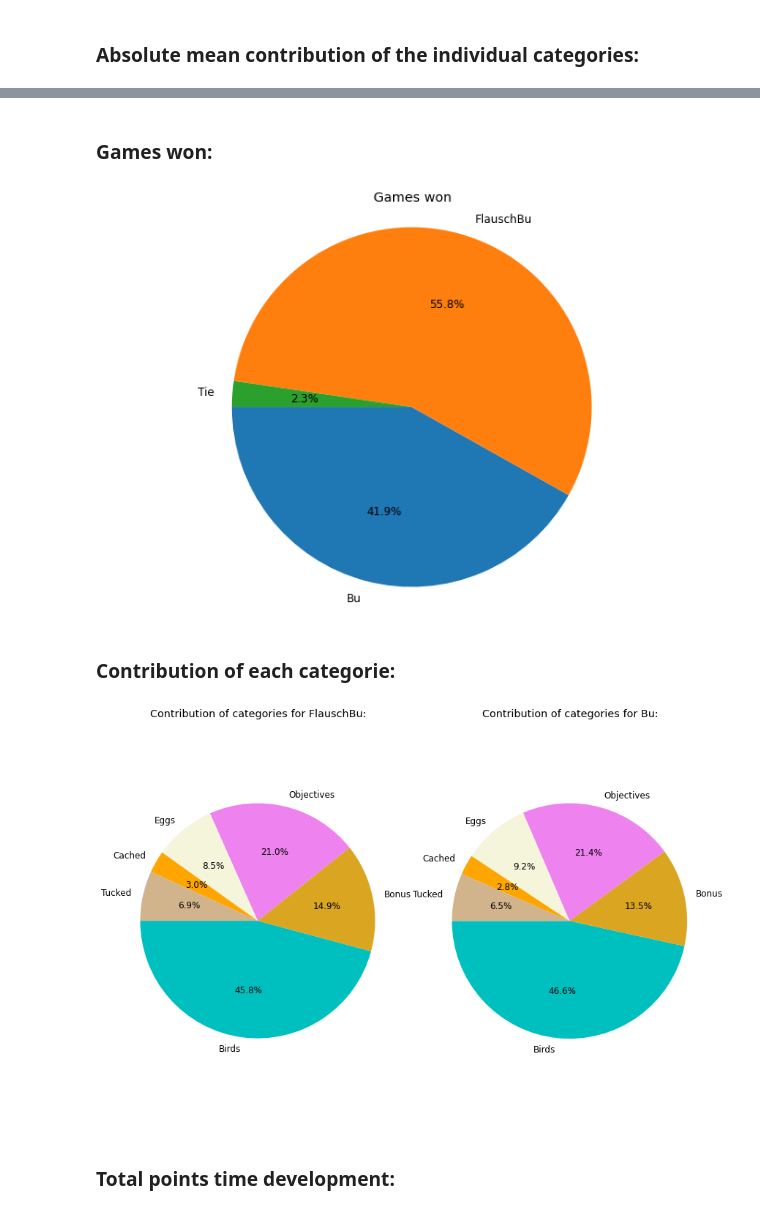
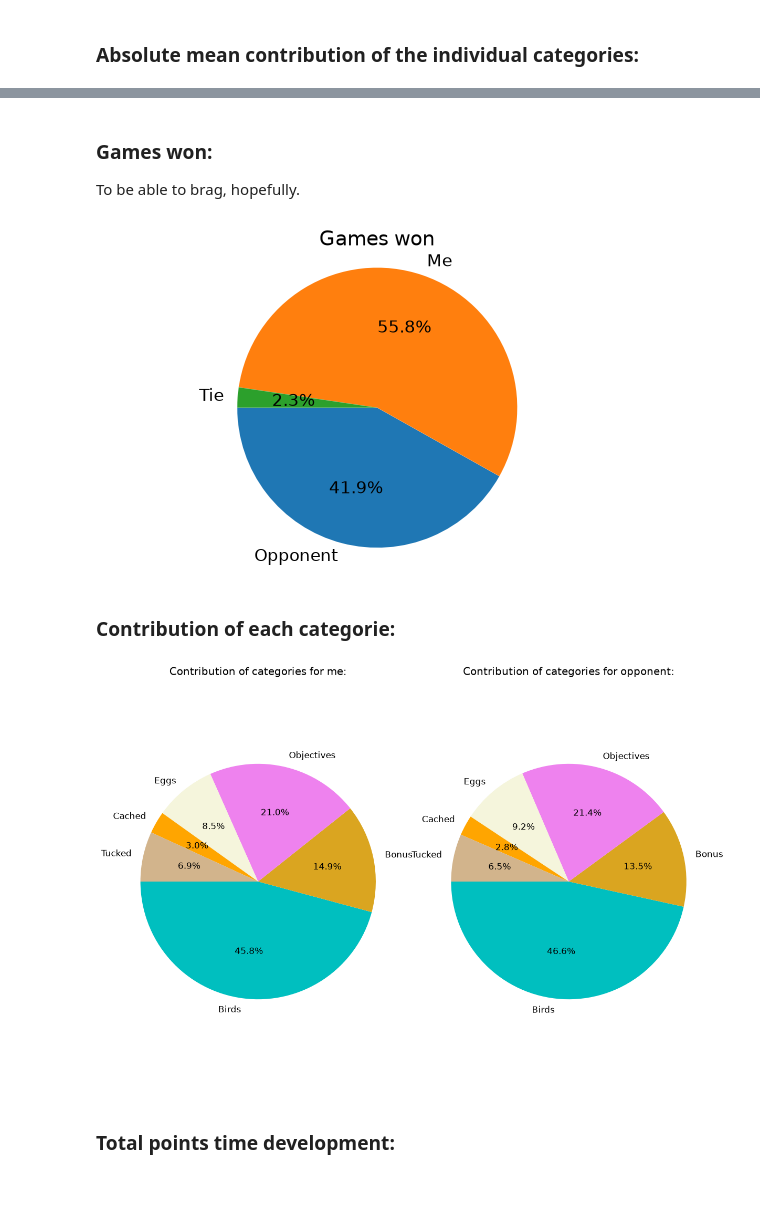
Before and after one commit to NadjaLessing/interactive-wingspan-analysis, a Jupyter notebook: WingspanAnalysis.ipynb, the cells around one changed output, grey strips where cells are left out. Saved outputs shown, nothing was run; the diff lists cells and outputs as text; code cells hidden in the pictures.

```diff
--- a/WingspanAnalysis.ipynb
+++ b/WingspanAnalysis.ipynb
@@ -234,27 +183,26 @@ plt.show()
 # %% [markdown]
 ### Games won:
+To be able to brag, hopefully.
 # %%
-#Count how many times each of the Bu's won a game and how often there was a tie:
-#(Solution with loop and numba is not faster since loop only used once...)
-point_difference = (Flausch_data["Total"] - Data["Total"])
-Flausch_bu_victories = np.array((np.where(point_difference > 0))).size
-Gleich_bu = np.array((np.where(point_difference == 0))).size
-Bu_victories = Games_played - (Flausch_bu_victories + Gleich_bu)
+point_difference = (my_points["Total"] - opp_points["Total"])
+my_victories = np.array((np.where(point_difference > 0))).size
+tie = np.array((np.where(point_difference == 0))).size
+opponent_victories = games_played - (my_victories + tie)
 
 #Define the properties of the pie Chart:
-labels = 'Bu', 'FlauschBu', 'Tie'
-sizes = [Bu_victories, Flausch_bu_victories, Gleich_bu]
+labels = 'Opponent', 'Me', 'Tie'
+sizes = [opponent_victories, my_victories, tie]
 
-fig = plt.figure(figsize = [12,8])
+fig = plt.figure(figsize = [7,4])
 ax3 = fig.add_subplot(1,1,1)
 
 ax3.set_title("Games won",fontsize='x-large')
 ax3.pie(sizes, explode=None, labels=labels, autopct='%1.1f%%',shadow=False, startangle=180, textprops={'fontsize': 12})
 
 ax3.axis('equal')
 plt.show()
 # %% [output]
-[figure, old version]
+[figure, new version]
 # %% [markdown]
 ### Contribution of each categorie:
 # %%
@@ -264,18 +212,18 @@ fig = plt.figure(figsize = [14,10])
 ax4 = fig.add_subplot(1,2,1)
 ax5 = fig.add_subplot(1,2,2)
 
-ax4.set_title("Contribution of categories for FlauschBu:",fontsize='x-large')
-ax5.set_title("Contribution of categories for Bu:",fontsize='x-large')
-ax4.pie(Flausch_means[:-1], colors = colors, explode=None, labels=categories,
+ax4.set_title("Contribution of categories for me:",fontsize='x-large')
+ax5.set_title("Contribution of categories for opponent:",fontsize='x-large')
+ax4.pie(my_means[:-1], colors = colors, explode=None, labels=categories,
         autopct='%1.1f%%',shadow=False, startangle=180, textprops={'fontsize': 12})
 ax4.axis('equal')
-ax5.pie(Means[:-1], colors = colors, explode=None, labels=categories,
+ax5.pie(opp_means[:-1], colors = colors, explode=None, labels=categories,
         autopct='%1.1f%%',shadow=False, startangle=180, textprops={'fontsize': 12})
 ax5.axis('equal')
 
 plt.show()
 # %% [output]
-[figure, old version]
+[figure, new version]
 # %% [markdown]
 ### Total points time development:
 # %%
```
Also changed, not shown: parts of 15 cells of this notebook.
